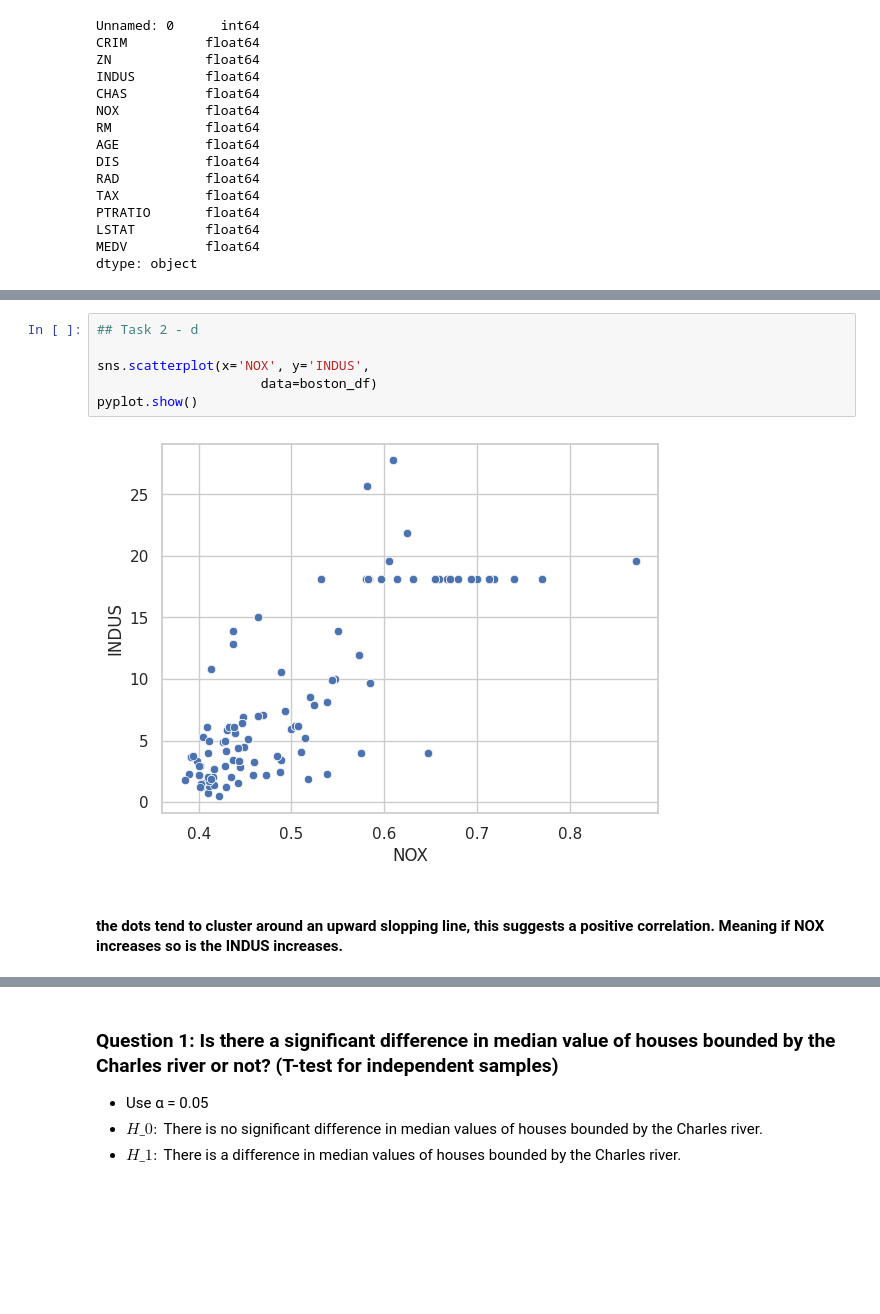
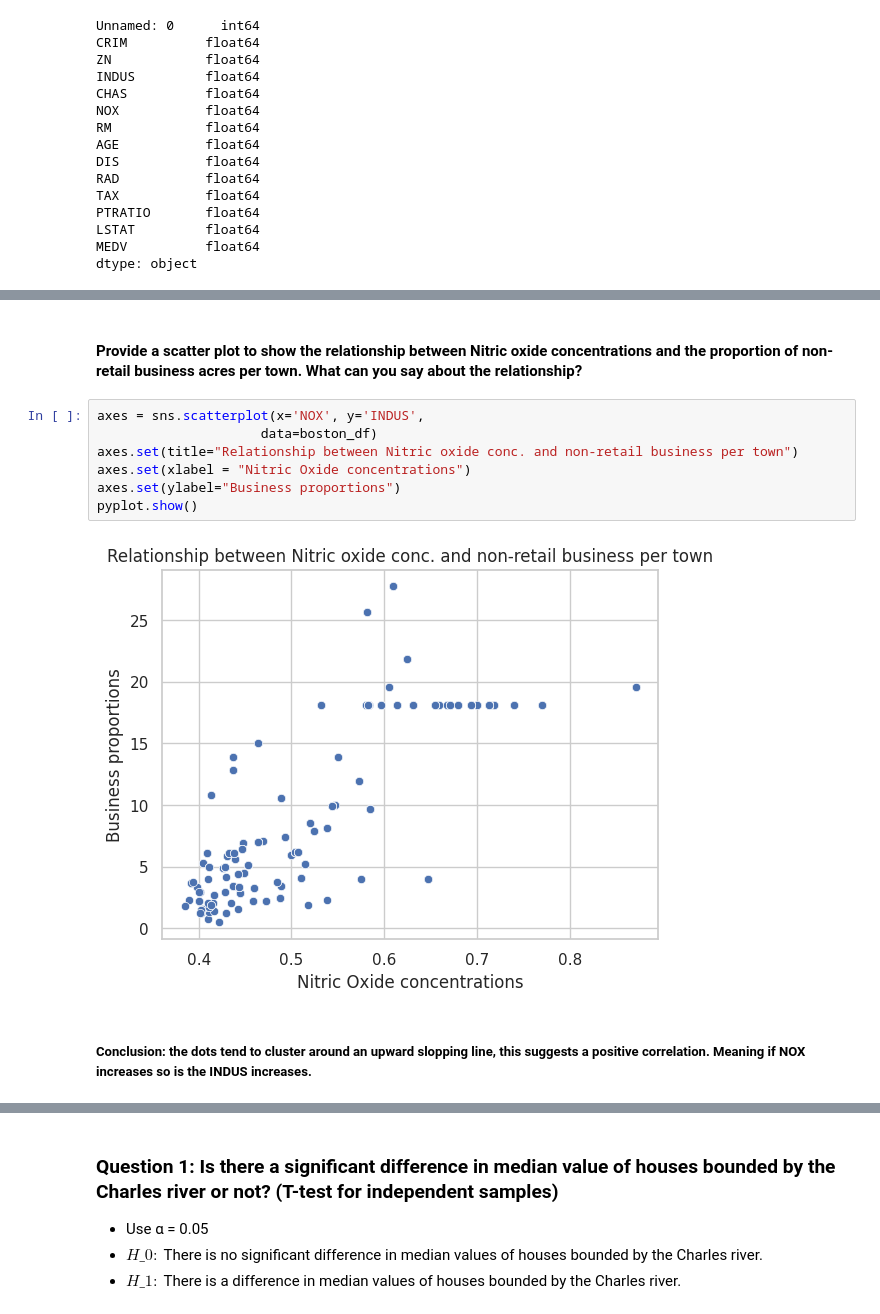
Before and after one commit to anuskaleem/IBMPeerGradedAssignments, a Jupyter notebook: Peer_Graded_Assignment.jupyterlite.ipynb, the cells around one changed output, grey strips where cells are left out. Cells and saved outputs as stored; diff of their text form; blank space fills up the shorter version.

```diff
--- a/Peer_Graded_Assignment.jupyterlite.ipynb
+++ b/Peer_Graded_Assignment.jupyterlite.ipynb
@@ -97,10 +114,13 @@ pyplot.show()
-# %%
-## Task 2 - d
-
-sns.scatterplot(x='NOX', y='INDUS',
-                     data=boston_df)
-pyplot.show()
-# %% [output]
-[figure, removed]
+# %% [markdown]
+#### Provide a scatter plot to show the relationship between Nitric oxide concentrations and the proportion of non-retail business acres per town. What can you say about the relationship?
+# %%
+axes = sns.scatterplot(x='NOX', y='INDUS',
+                     data=boston_df)
+axes.set(title="Relationship between Nitric oxide conc. and non-retail business per town")
+axes.set(xlabel = "Nitric Oxide concentrations")
+axes.set(ylabel="Business proportions")
+pyplot.show()
+# %% [output]
+[figure, added]
 # %% [markdown]
-#### the dots tend to cluster around an upward slopping line, this suggests a positive correlation. Meaning if NOX increases so is the INDUS increases.
+##### Conclusion: the dots tend to cluster around an upward slopping line, this suggests a positive correlation. Meaning if NOX increases so is the INDUS increases.
```
Also changed, not shown: parts of 17 cells of this notebook.
